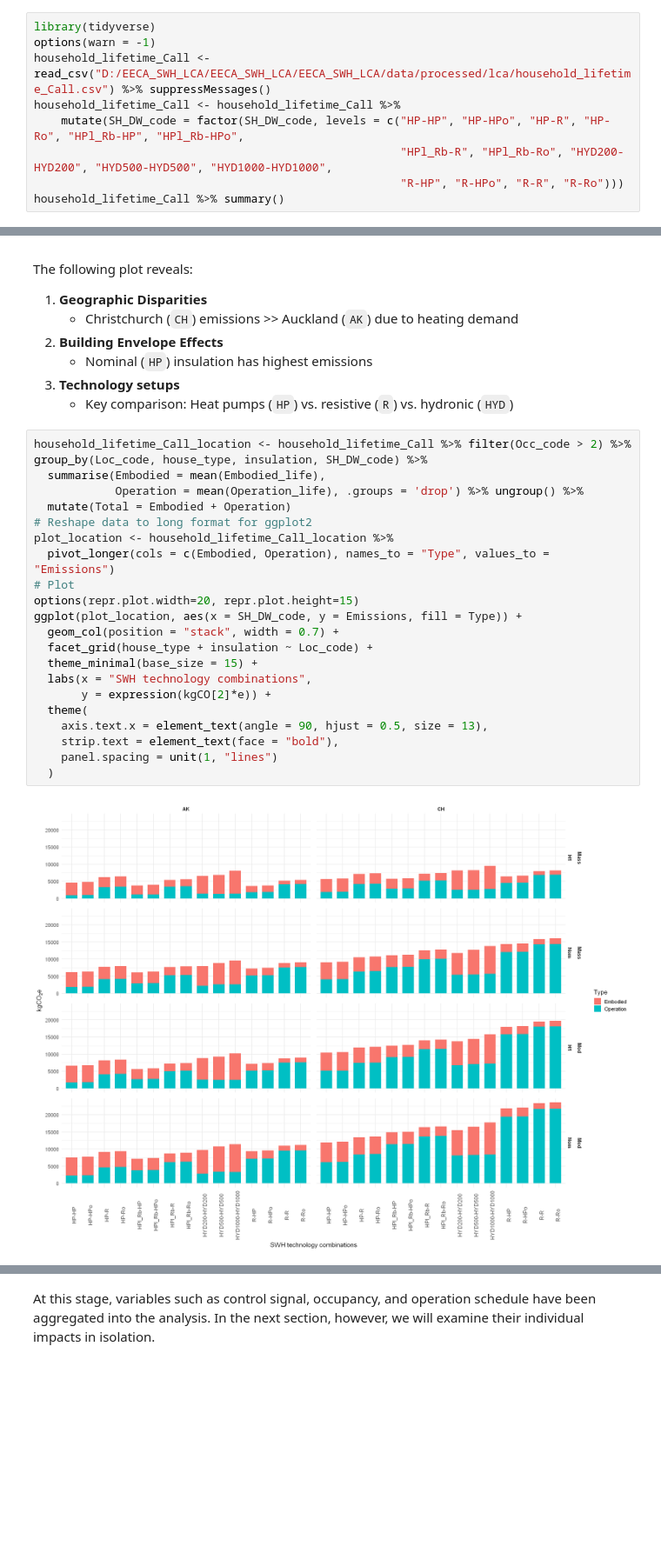
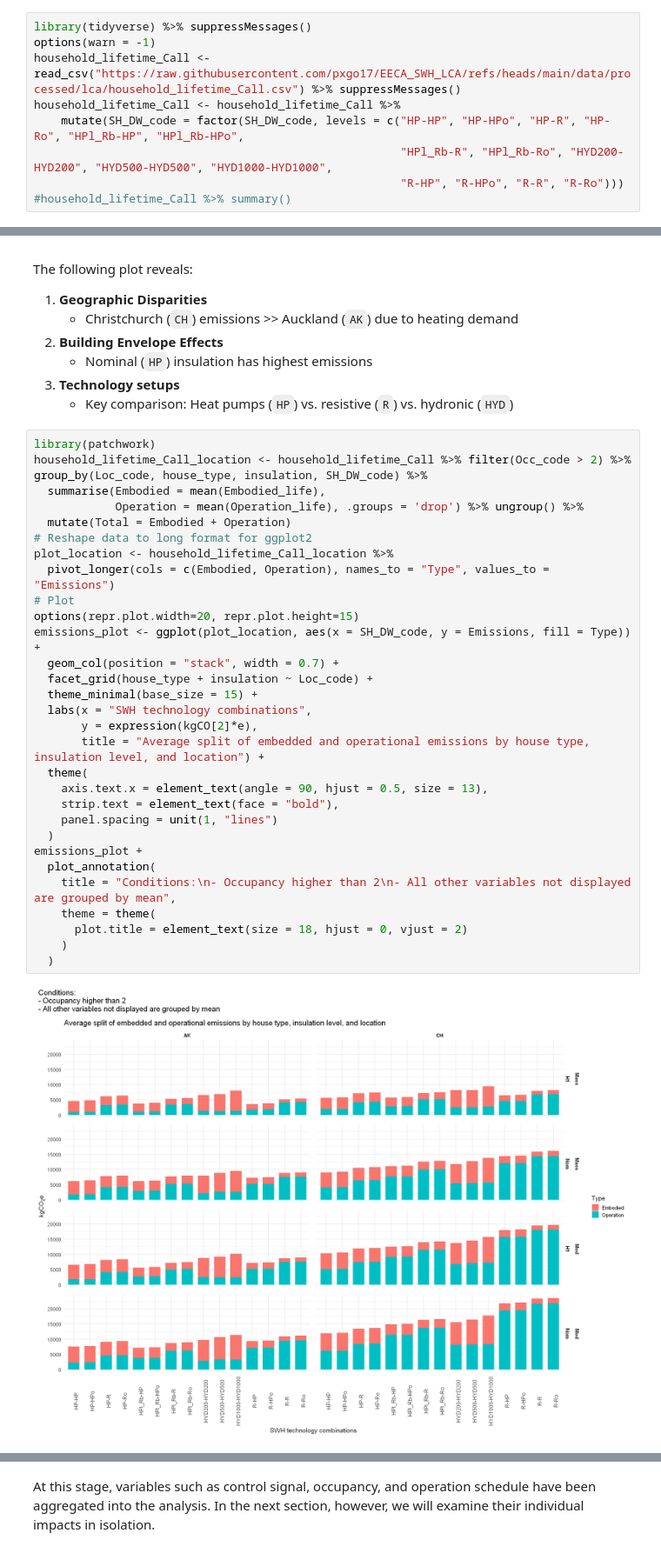
Before and after one commit to pxgo17/EECA_SWH_LCA, a Jupyter notebook: scripts/results_processing/SWH_LCA_results.ipynb, the cells around one changed output, grey strips where cells are left out. Shown at 87% size. Cells and saved outputs as stored; diff of their text form; blank space fills up the shorter version.

```diff
--- a/scripts/results_processing/SWH_LCA_results.ipynb
+++ b/scripts/results_processing/SWH_LCA_results.ipynb
@@ -25,11 +25,11 @@ The dataset contains lifetime emissions (operational + embodied) for household s
 | **Control Strategy**   | None (`C0`), Peak shaving (`Cpeak`), Renewable-following (`Crenew`)     |
 | **Hydrology**          | High inflows (`Hhigh`), Low inflows (`Hlow`)                            |
 # %%
-library(tidyverse)
+library(tidyverse) %>% suppressMessages()
 options(warn = -1)
-household_lifetime_Call <- read_csv("D:/EECA_SWH_LCA/EECA_SWH_LCA/EECA_SWH_LCA/data/processed/lca/household_lifetime_Call.csv") %>% suppressMessages()
+household_lifetime_Call <- read_csv("https://raw.githubusercontent.com/pxgo17/EECA_SWH_LCA/refs/heads/main/data/processed/lca/household_lifetime_Call.csv") %>% suppressMessages()
 household_lifetime_Call <- household_lifetime_Call %>%
     mutate(SH_DW_code = factor(SH_DW_code, levels = c("HP-HP", "HP-HPo", "HP-R", "HP-Ro", "HPl_Rb-HP", "HPl_Rb-HPo",
                                                       "HPl_Rb-R", "HPl_Rb-Ro", "HYD200-HYD200", "HYD500-HYD500", "HYD1000-HYD1000",
                                                       "R-HP", "R-HPo", "R-R", "R-Ro")))
-household_lifetime_Call %>% summary()
+#household_lifetime_Call %>% summary()
@@ -183,29 +165,38 @@ The following plot reveals:
 3. **Technology setups**
    - Key comparison: Heat pumps (`HP`) vs. resistive (`R`) vs. hydronic (`HYD`)
 # %%
+library(patchwork)
 household_lifetime_Call_location <- household_lifetime_Call %>% filter(Occ_code > 2) %>%
 group_by(Loc_code, house_type, insulation, SH_DW_code) %>%
   summarise(Embodied = mean(Embodied_life),
             Operation = mean(Operation_life), .groups = 'drop') %>% ungroup() %>%
   mutate(Total = Embodied + Operation)
 # Reshape data to long format for ggplot2
 plot_location <- household_lifetime_Call_location %>%
   pivot_longer(cols = c(Embodied, Operation), names_to = "Type", values_to = "Emissions")
 # Plot
 options(repr.plot.width=20, repr.plot.height=15)
-ggplot(plot_location, aes(x = SH_DW_code, y = Emissions, fill = Type)) +
+emissions_plot <- ggplot(plot_location, aes(x = SH_DW_code, y = Emissions, fill = Type)) +
   geom_col(position = "stack", width = 0.7) +
   facet_grid(house_type + insulation ~ Loc_code) +
   theme_minimal(base_size = 15) +
   labs(x = "SWH technology combinations",
-       y = expression(kgCO[2]*e)) +
+       y = expression(kgCO[2]*e),
+       title = "Average split of embedded and operational emissions by house type, insulation level, and location") +
   theme(
     axis.text.x = element_text(angle = 90, hjust = 0.5, size = 13),
     strip.text = element_text(face = "bold"),
     panel.spacing = unit(1, "lines")
   )
+emissions_plot +
+  plot_annotation(
+    title = "Conditions:\n- Occupancy higher than 2\n- All other variables not displayed are grouped by mean",
+    theme = theme(
+      plot.title = element_text(size = 18, hjust = 0, vjust = 2)
+    )
+  )
 # %% [output]
-[figure, old version]
+[figure, new version]
 # %% [markdown]
 ### Discussion
 #### Key Findings
```
Also changed, not shown: parts of 28 cells of this notebook, 1 other file.
